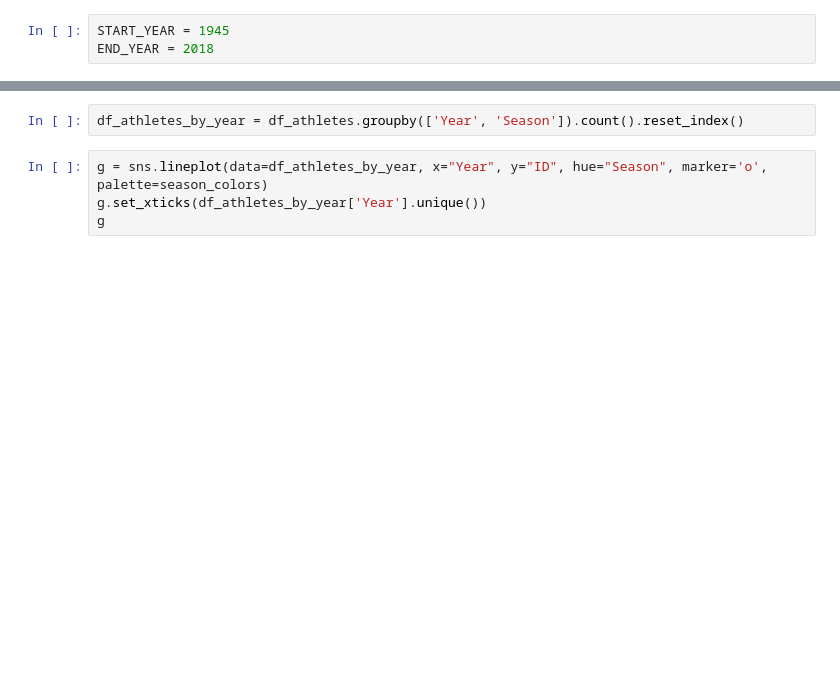
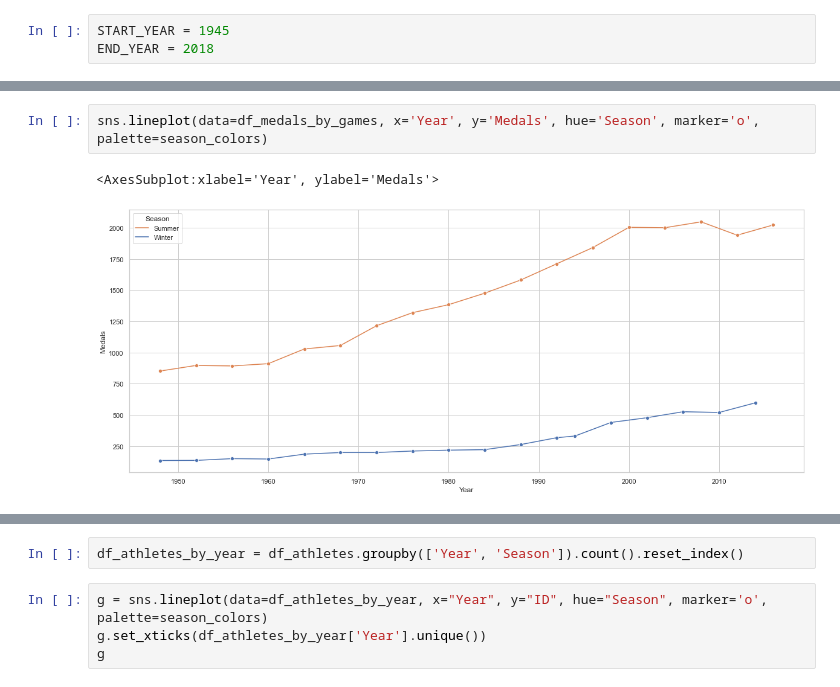
Before and after one commit to tiginamaria/ITMO_DATAVIS, a Jupyter notebook: analysis/data_analysis.ipynb, the cells around one changed output, grey strips where cells are left out. Drawn from its saved outputs; the diff is of its cells as text; blank space fills up the shorter version.

```diff
--- a/analysis/data_analysis.ipynb
+++ b/analysis/data_analysis.ipynb
@@ -45,0 +72,5 @@ df_nocs.head(5)
+# %%
+sns.lineplot(data=df_medals_by_games, x='Year', y='Medals', hue='Season', marker='o', palette=season_colors)
+# %% [output]
+<AxesSubplot:xlabel='Year', ylabel='Medals'>
+[figure, added]
```
Also changed, not shown: parts of 23 cells of this notebook, 2 other files.
